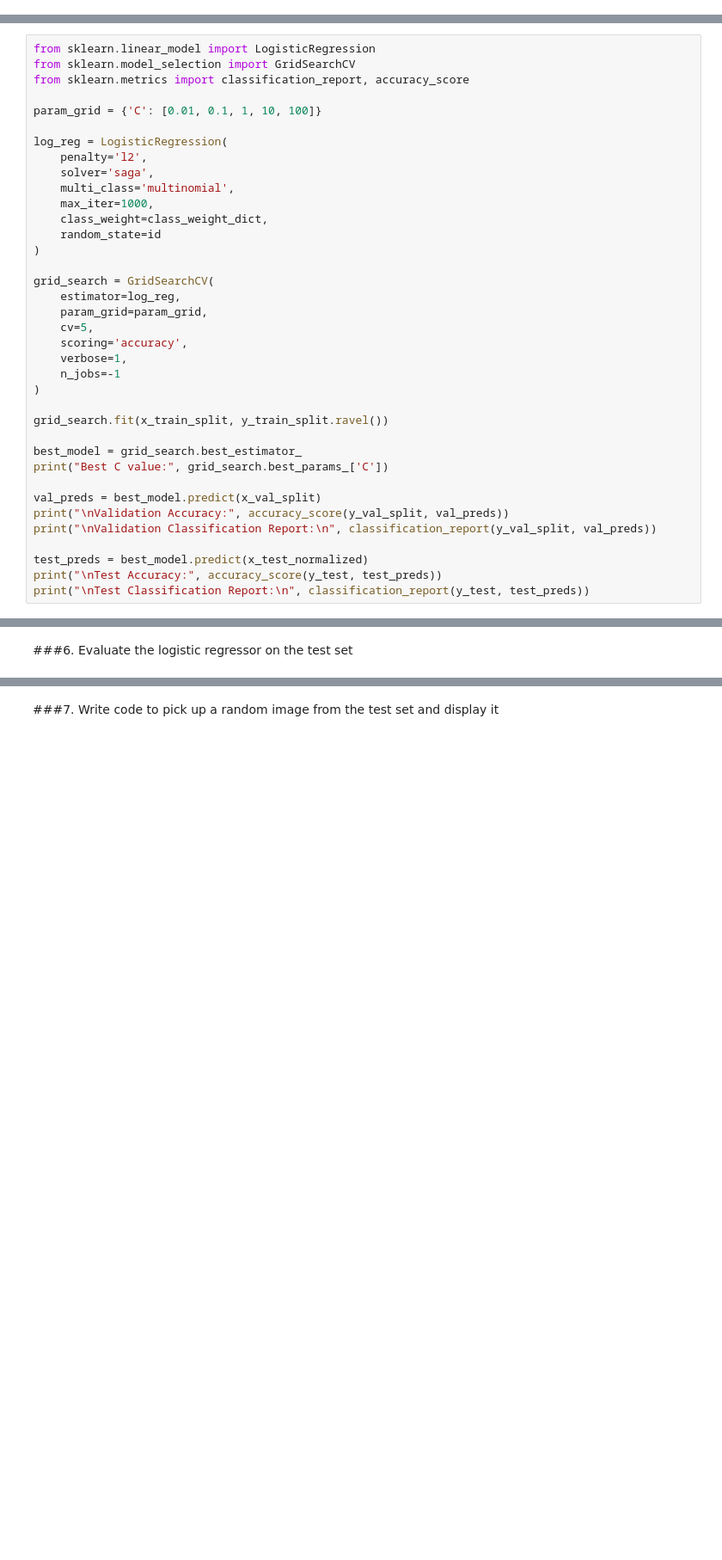
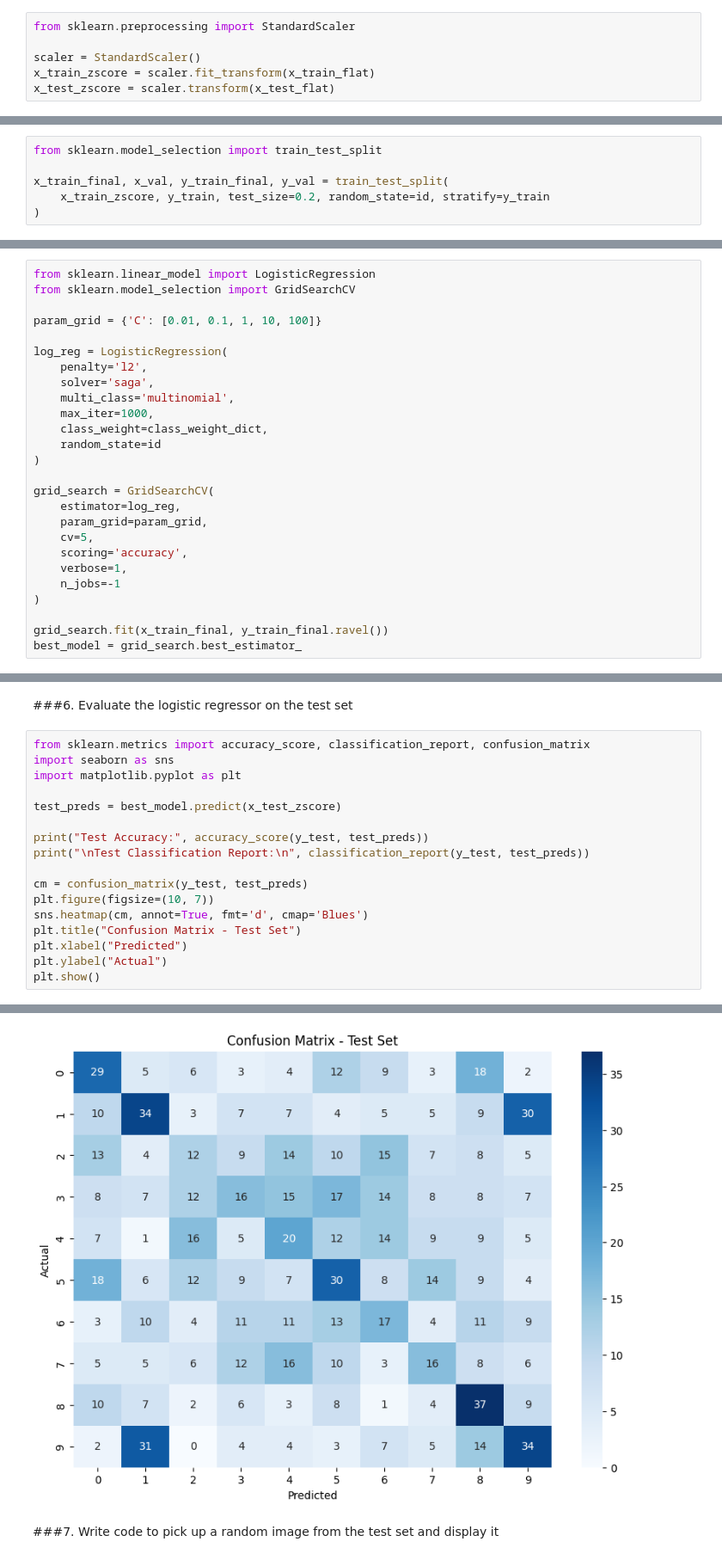
Before and after one commit to Ahtesham-Ibne-Mostafa/Computer_Vision_and_Image_Processing, a Jupyter notebook: CSE428_Assignment_2.ipynb, the cells around one changed output, grey strips where cells are left out. Shown: that part at 86% size. Saved outputs shown, nothing was run; the diff lists cells and outputs as text; blank space fills up the shorter version.

```diff
--- a/CSE428_Assignment_2.ipynb
+++ b/CSE428_Assignment_2.ipynb
@@ -75,2 +47,8 @@ Reshaped and normalized testing data shape: (1000, 1024)
+# %%
+from sklearn.preprocessing import StandardScaler
+
+scaler = StandardScaler()
+x_train_zscore = scaler.fit_transform(x_train_flat)
+x_test_zscore = scaler.transform(x_test_flat)
 # %% [markdown]
 ###3. Create a validation set (20%)
@@ -97,3 +55,9 @@ Validation labels shape after splitting: (1000, 1)
+# %%
+from sklearn.model_selection import train_test_split
+
+x_train_final, x_val, y_train_final, y_val = train_test_split(
+    x_train_zscore, y_train, test_size=0.2, random_state=id, stratify=y_train
+)
 # %% [markdown]
 ###4. Compute class weights
 # %% [markdown]
@@ -124,7 +75,6 @@ Use L2 regularizer. Find the C hyperparameter value through grid search. Pick th
 # %%
 from sklearn.linear_model import LogisticRegression
 from sklearn.model_selection import GridSearchCV
-from sklearn.metrics import classification_report, accuracy_score
 
 param_grid = {'C': [0.01, 0.1, 1, 10, 100]}
 
@@ -146,19 +96,27 @@ grid_search = GridSearchCV(
     n_jobs=-1
 )
 
-grid_search.fit(x_train_split, y_train_split.ravel())
-
+grid_search.fit(x_train_final, y_train_final.ravel())
 best_model = grid_search.best_estimator_
-print("Best C value:", grid_search.best_params_['C'])
-
-val_preds = best_model.predict(x_val_split)
-print("\nValidation Accuracy:", accuracy_score(y_val_split, val_preds))
-print("\nValidation Classification Report:\n", classification_report(y_val_split, val_preds))
-
-test_preds = best_model.predict(x_test_normalized)
-print("\nTest Accuracy:", accuracy_score(y_test, test_preds))
-print("\nTest Classification Report:\n", classification_report(y_test, test_preds))
 # %% [output]
 Fitting 5 folds for each of 5 candidates, totalling 25 fits
 # %% [markdown]
 ###6. Evaluate the logistic regressor on the test set
+# %%
+from sklearn.metrics import accuracy_score, classification_report, confusion_matrix
+import seaborn as sns
+import matplotlib.pyplot as plt
+
+test_preds = best_model.predict(x_test_zscore)
+
+print("Test Accuracy:", accuracy_score(y_test, test_preds))
+print("\nTest Classification Report:\n", classification_report(y_test, test_preds))
+
+cm = confusion_matrix(y_test, test_preds)
+plt.figure(figsize=(10, 7))
+sns.heatmap(cm, annot=True, fmt='d', cmap='Blues')
+plt.title("Confusion Matrix - Test Set")
+plt.xlabel("Predicted")
+plt.ylabel("Actual")
+plt.show()
+# %% [output]
@@ -165,2 +142,3 @@ Fitting 5 folds for each of 5 candidates, totalling 25 fits
+[figure, added]
 # %% [markdown]
 ###7. Write code to pick up a random image from the test set and display it
```
Also changed, not shown: parts of 21 cells of this notebook.
